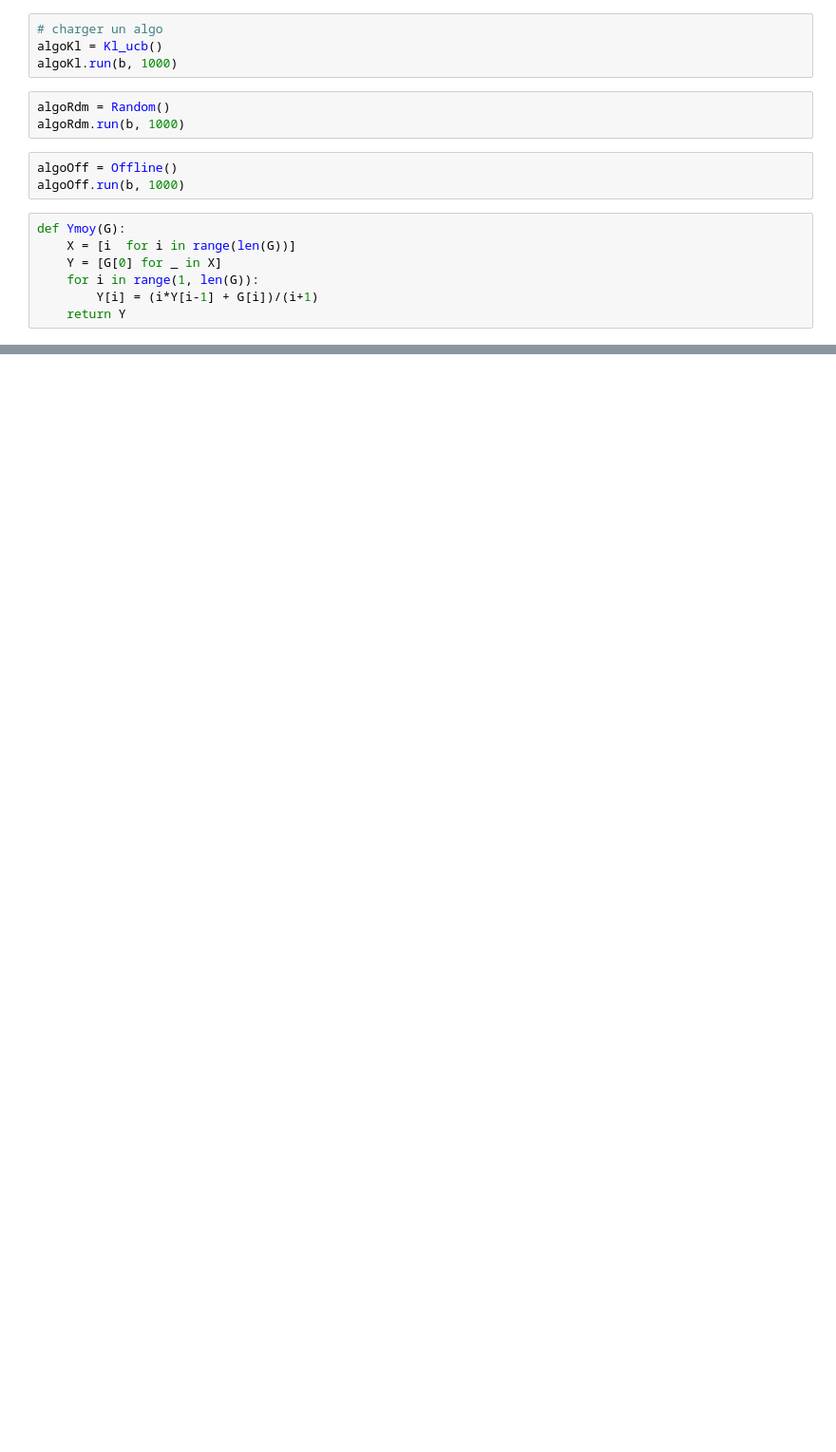
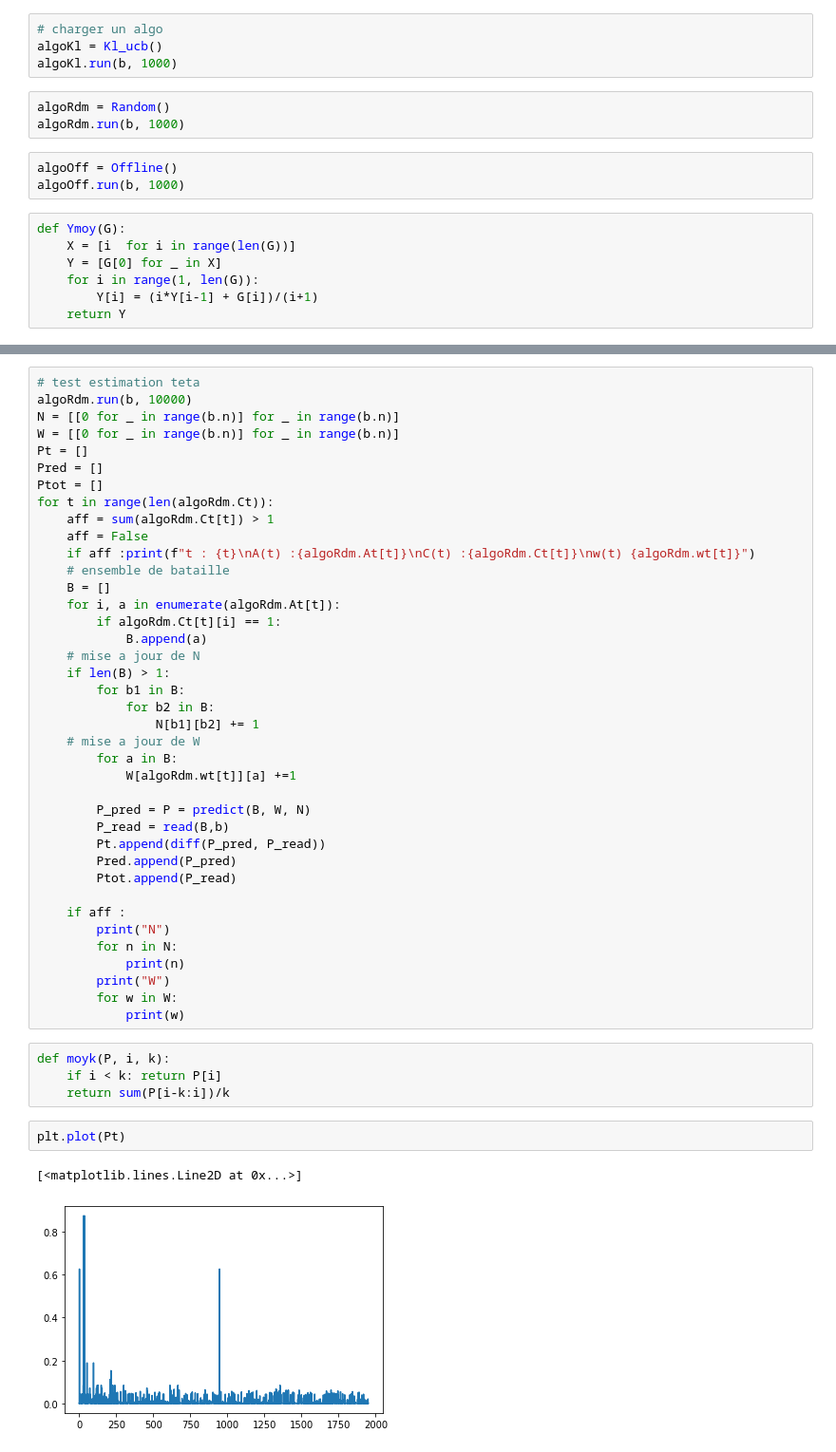
Before and after one commit to Moutontone/StageL3, a Jupyter notebook: code/Untitled.ipynb, the cells around one changed output, grey strips where cells are left out. Shown: that part at 95% size. Saved outputs shown, nothing was run; the diff lists cells and outputs as text; blank space fills up the shorter version.

Commit message:
Debut algo kl_ucb_mod

```diff
--- a/code/Untitled.ipynb
+++ b/code/Untitled.ipynb
@@ -45,0 +61,48 @@ plt.plot(YOff, "r")
+# %%
+# test estimation teta
+algoRdm.run(b, 10000)
+N = [[0 for _ in range(b.n)] for _ in range(b.n)]
+W = [[0 for _ in range(b.n)] for _ in range(b.n)]
+Pt = []
+Pred = []
+Ptot = []
+for t in range(len(algoRdm.Ct)):
+    aff = sum(algoRdm.Ct[t]) > 1
+    aff = False
+    if aff :print(f"t : {t}\nA(t) :{algoRdm.At[t]}\nC(t) :{algoRdm.Ct[t]}\nw(t) {algoRdm.wt[t]}")
+    # ensemble de bataille
+    B = []
+    for i, a in enumerate(algoRdm.At[t]):
+        if algoRdm.Ct[t][i] == 1:
+            B.append(a)
+    # mise a jour de N
+    if len(B) > 1:
+        for b1 in B:
+            for b2 in B:
+                N[b1][b2] += 1
+    # mise a jour de W
+        for a in B:
+            W[algoRdm.wt[t]][a] +=1
+
+        P_pred = P = predict(B, W, N)
+        P_read = read(B,b)
+        Pt.append(diff(P_pred, P_read))
+        Pred.append(P_pred)
+        Ptot.append(P_read)
+
+    if aff :
+        print("N")
+        for n in N:
+            print(n)
+        print("W")
+        for w in W:
+            print(w)
+# %%
+def moyk(P, i, k):
+    if i < k: return P[i]
+    return sum(P[i-k:i])/k
+# %%
+plt.plot(Pt)
+# %% [output]
+[<matplotlib.lines.Line2D at 0x...>]
+[figure, added]
```
Also changed, not shown: parts of 6 cells of this notebook.
